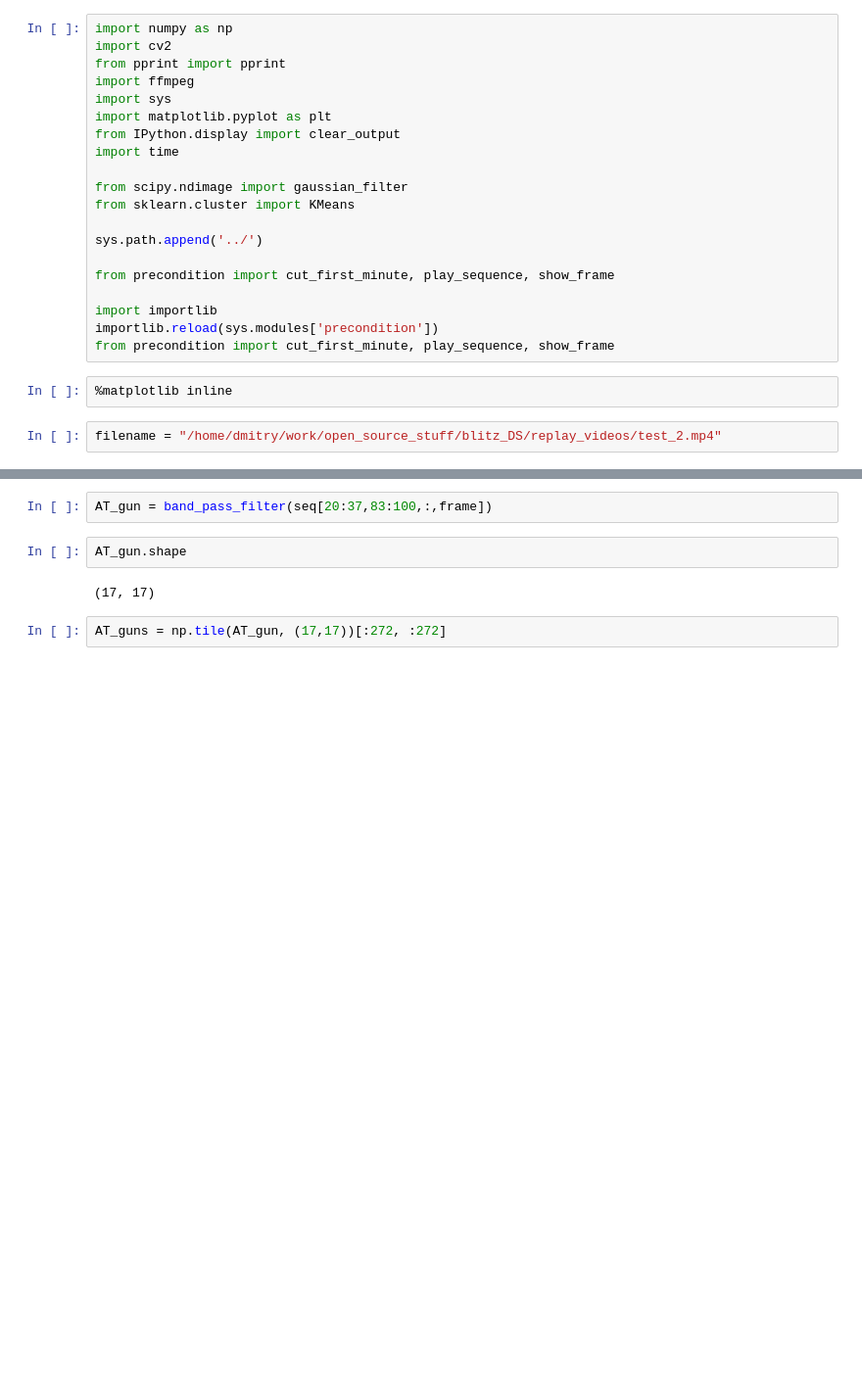
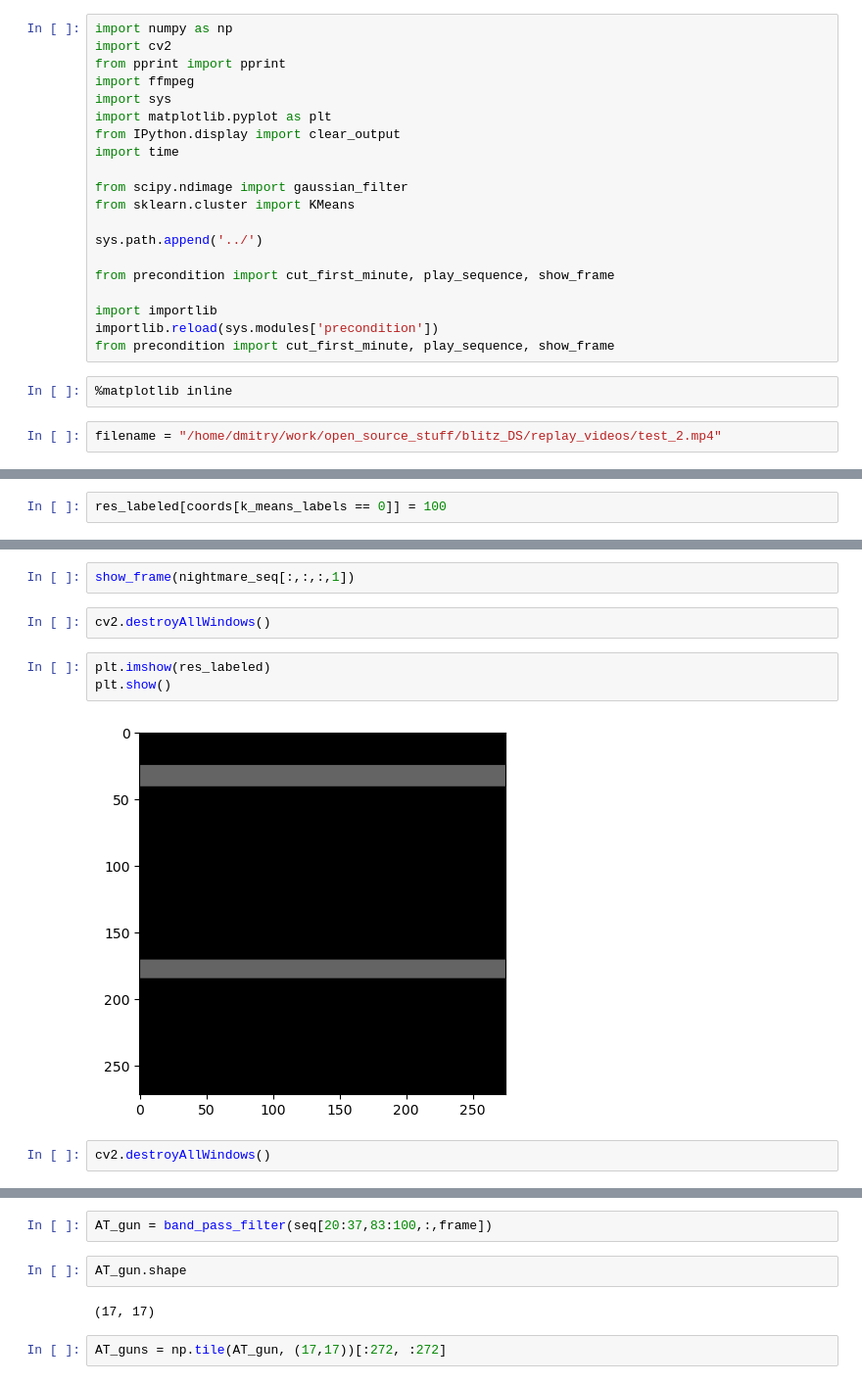
Before and after one commit to drybashlykov/blitz_DS, a Jupyter notebook: notebooks/002_teammates.ipynb, the cells around one changed output, grey strips where cells are left out. Shown at 98% size. Saved outputs shown, nothing was run; the diff lists cells and outputs as text; blank space fills up the shorter version.

Commit message:
Add k_means recognition for teammates, needs fixes

```diff
--- a/notebooks/002_teammates.ipynb
+++ b/notebooks/002_teammates.ipynb
@@ -60,0 +126,2 @@ filtered_frame = band_pass_filter(seq[:,:,:,frame])
+# %%
+res_labeled[coords[k_means_labels == 0]] = 100
@@ -60,0 +145,11 @@ filtered_frame = band_pass_filter(seq[:,:,:,frame])
+# %%
+show_frame(nightmare_seq[:,:,:,1])
+# %%
+cv2.destroyAllWindows()
+# %%
+plt.imshow(res_labeled)
+plt.show()
+# %% [output]
+[figure, added]
+# %%
+cv2.destroyAllWindows()
```
Also changed, not shown: parts of 21 cells of this notebook, 2 other files.
